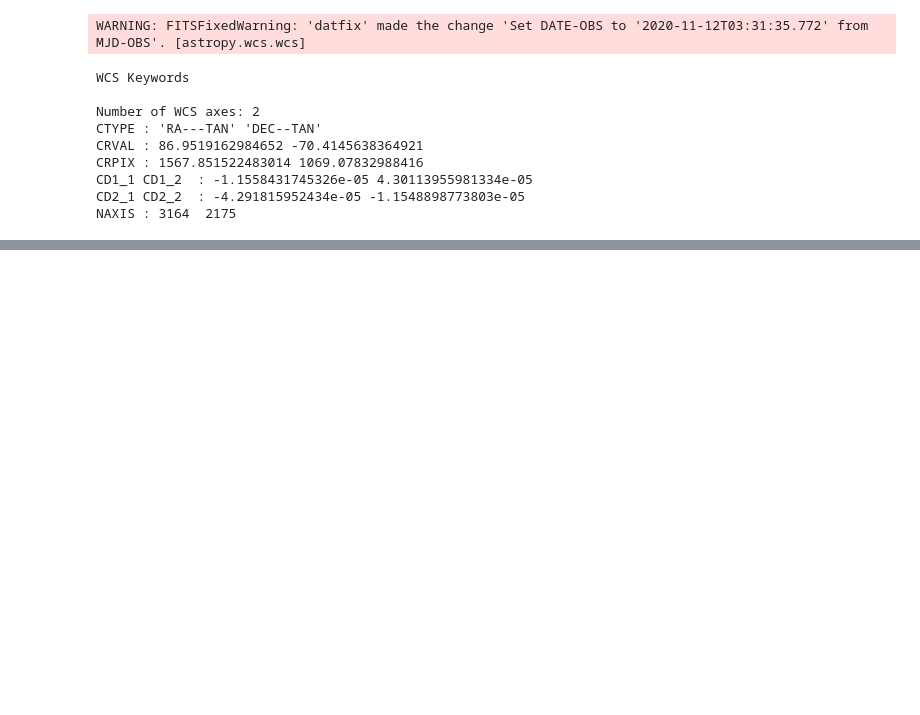
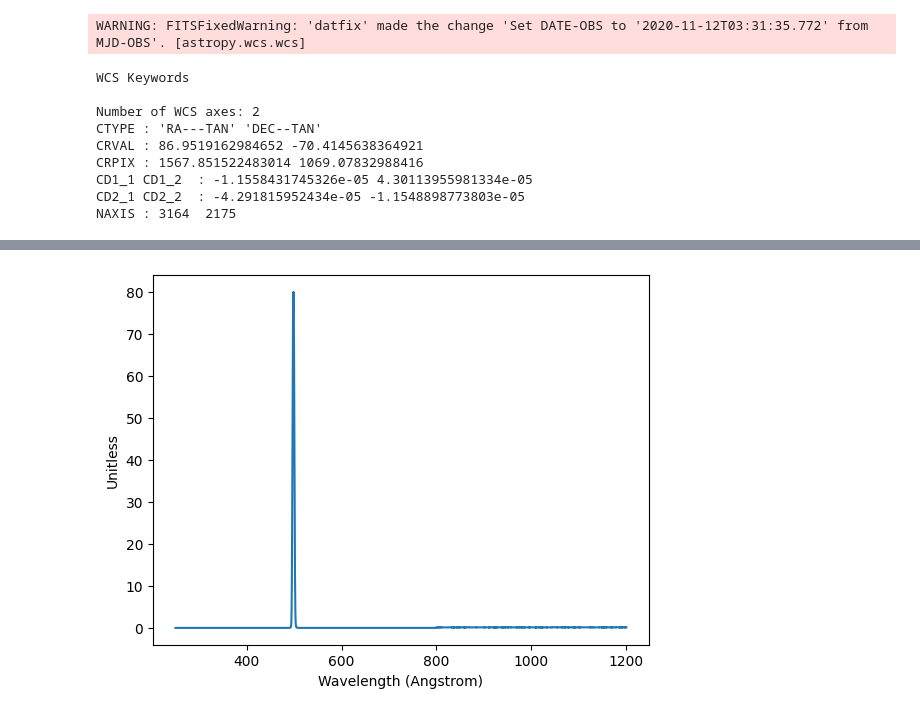
Before and after one commit to pirgalim/SNR-0548-70.4, a Jupyter notebook: spectral_calibration.ipynb, the cells around one changed output, grey strips where cells are left out. Cells and saved outputs as stored; diff of their text form; code cells hidden in the pictures; blank space fills up the shorter version.

```diff
--- a/spectral_calibration.ipynb
+++ b/spectral_calibration.ipynb
@@ -122,0 +97,7 @@ No match.
+# %%
+# using Synphot now
+from synphot import SpectralElement
+gmos_oiii = SpectralElement.from_file("filters/gmos_s_OIII_G0338_jun2017.txt")
+gmos_oiii.plot()
+# %% [output]
+[figure, added]
```
Also changed, not shown: parts of 12 cells of this notebook, 3 other files.
